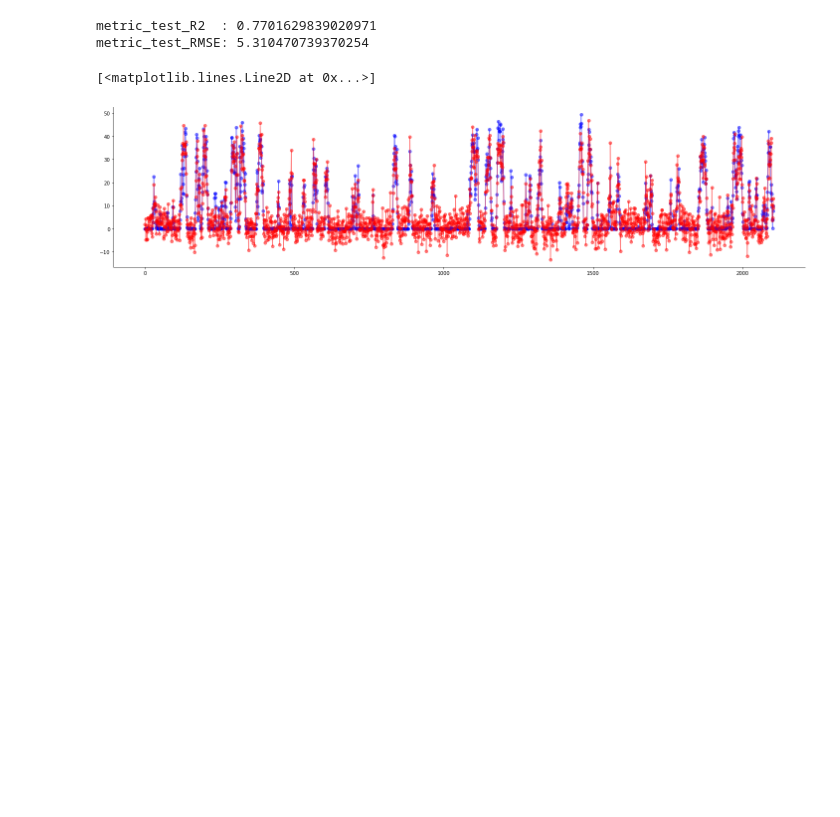
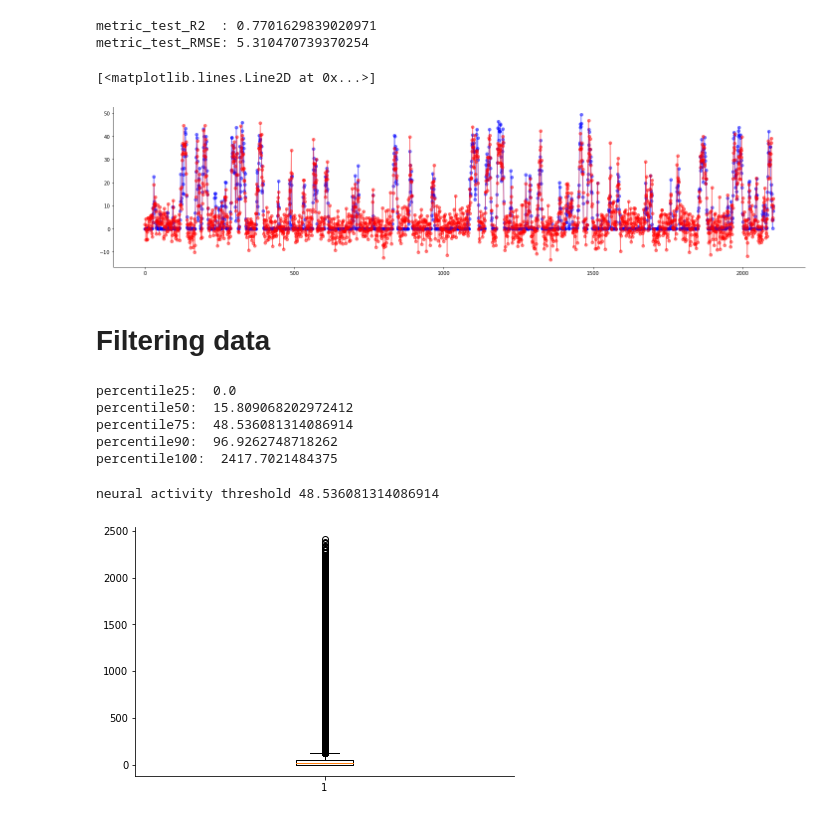
Before and after one commit to CristianLazoQuispe/Stringer-project, a Jupyter notebook: Notebooks/spontaneous/03.Linear_Regression.ipynb, the cells around one changed output. Drawn from its saved outputs; the diff is of its cells as text; code cells hidden in the pictures; blank space fills up the shorter version.

```diff
--- a/Notebooks/spontaneous/03.Linear_Regression.ipynb
+++ b/Notebooks/spontaneous/03.Linear_Regression.ipynb
@@ -137,3 +137,24 @@ plt.plot(range(len(y_test_pred)),y_test_pred,'-ro',alpha=0.5)
 # %% [output]
 [<matplotlib.lines.Line2D at 0x...>]
 [figure]
+# %% [markdown]
+# Filtering data
+# %%
+total_sresp = dat['sresp'].flatten()
+for percentile in [25,50,75,90,100]:
+    print('percentile'+str(percentile)+': ',np.percentile(total_sresp, percentile))
+# %% [output]
+percentile25:  0.0
+percentile50:  15.809068202972412
+percentile75:  48.536081314086914
+percentile90:  96.9262748718262
+percentile100:  2417.7021484375
+# %%
+threshold = np.percentile(total_sresp, 75)
+print('neural activity threshold',threshold)
+# %% [output]
+neural activity threshold 48.536081314086914
+# %%
+fig = plt.boxplot(X.flatten())
+# %% [output]
+[figure, added]
```
Also changed, not shown: parts of 9 cells of this notebook.
